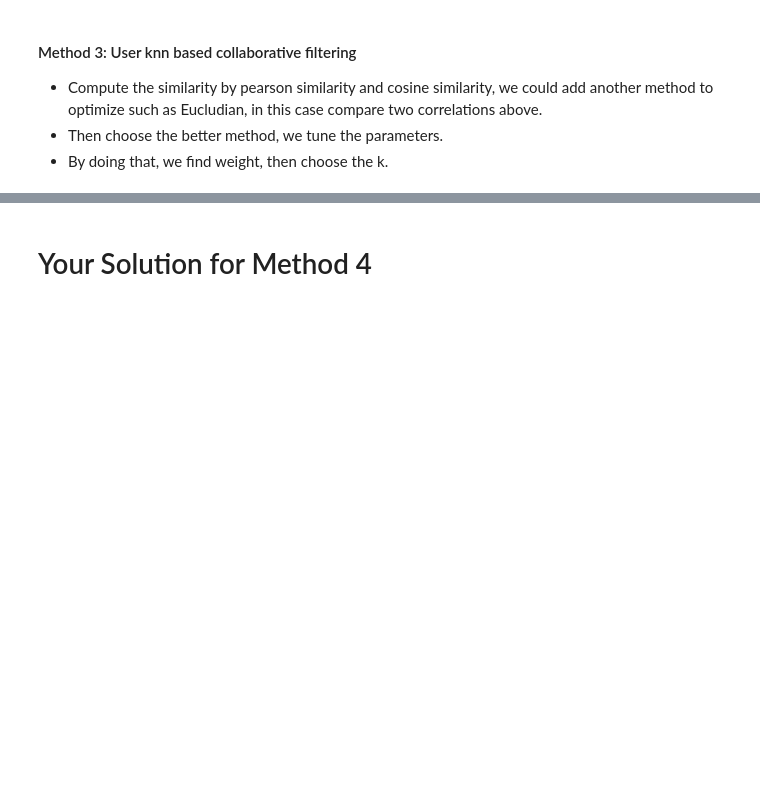
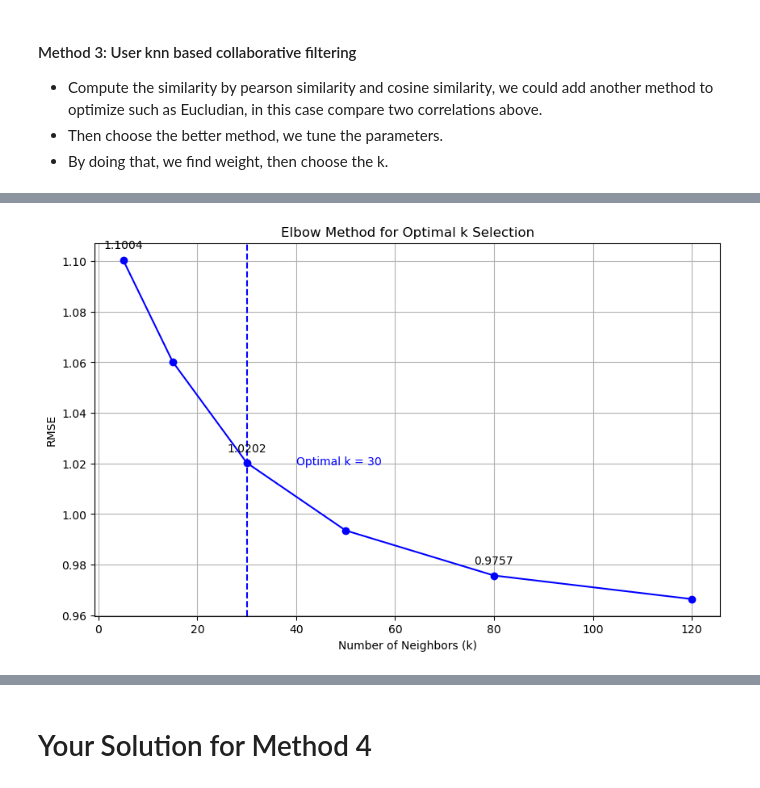
Before and after one commit to HieuTong/collaborative-filtering-movielens, a Jupyter notebook: Assignment3_framework_2025.ipynb, the cells around one changed output, grey strips where cells are left out. Cells and saved outputs as stored; diff of their text form; code cells hidden in the pictures; blank space fills up the shorter version.

```diff
--- a/Assignment3_framework_2025.ipynb
+++ b/Assignment3_framework_2025.ipynb
@@ -324,0 +524,87 @@ results = []
+# %%
+final_sim_matrix = best_sim_function(train_ds, sig_weight=best_sig_weight)
+
+# 2. Now apply elbow method to find the optimal k value
+print("\nRunning elbow method to find optimal k...")
+k_values_extended = [5, 15, 30, 50, 80, 120]
+k_mae_scores = []
+k_rmse_scores = []
+
+for k in k_values_extended:
+    mae, rmse = cross_validate(train_ds, best_sim_function, sig_weight=best_sig_weight, k=k)
+    k_mae_scores.append(mae)
+    k_rmse_scores.append(rmse)
+    print(f"k={k}: MAE={mae:.4f}, RMSE={rmse:.4f}")
+
+# Plot the elbow curve for k
+plt.figure(figsize=(10, 6))
+plt.plot(k_values_extended, k_rmse_scores, 'bo-')
+plt.xlabel('Number of Neighbors (k)')
+plt.ylabel('RMSE')
+plt.title('Elbow Method for Optimal k Selection')
+plt.grid(True)
+
+# Add annotations
+for i, k in enumerate(k_values_extended):
+    if i % 2 == 0:  # Annotate every other point
+        plt.annotate(f'{k_rmse_scores[i]:.4f}',
+                    (k, k_rmse_scores[i]),
+                    textcoords="offset points",
+                    xytext=(0,10),
+                    ha='center')
+
+# Find the elbow point for k
+k_rmse_array = np.array(k_rmse_scores)
+k_deltas = np.diff(k_rmse_array, 2)  # Second derivative
+
+if len(k_deltas) > 0:
+    k_elbow_idx = np.argmax(np.abs(k_deltas)) + 1  # +1 because of the diff
+    optimal_k = k_values_extended[k_elbow_idx]
+    plt.axvline(x=optimal_k, color='b', linestyle='--')
+    plt.text(optimal_k+10, np.mean(k_rmse_scores), f'Optimal k = {optimal_k}', color='b')
+else:
+    # If not enough points for second derivative, use minimum
+    optimal_k = k_values_extended[np.argmin(k_rmse_scores)]
+
+plt.savefig('elbow_method_k_selection.png')
+plt.show()
+
+# Calculate percentage improvements for k
+k_improvements = []
+for i in range(1, len(k_rmse_scores)):
+    improvement = (k_rmse_scores[i-1] - k_rmse_scores[i]) / k_rmse_scores[i-1] * 100
+    k_improvements.append(improvement)
+
+print("\nPercentage improvements in RMSE for k values:")
+for i, imp in enumerate(k_improvements):
+    print(f"From k={k_values_extended[i]} to k={k_values_extended[i+1]}: {imp:.2f}%")
+
+# Find where improvements become marginal (e.g., less than 0.1%)
+marginal_idx = next((i for i, imp in enumerate(k_improvements) if abs(imp) < 0.1), len(k_improvements)-1)
+best_k_marginal = k_values_extended[marginal_idx+1]
+print(f"\nBased on marginal improvements (<0.1%), best k = {best_k_marginal}")
+print(f"Based on elbow method (maximum curvature), best k = {optimal_k}")
+
+# Choose the optimal k based on elbow detection
+best_k = optimal_k
+print(f"\nSelected best k = {best_k}")
+
+# Generate final predictions with optimal parameters
+print("\nFinal optimal parameters:")
+print(f"Similarity method: {best_sim_method}")
+print(f"Significance weight: {best_sig_weight}")
+print(f"Number of neighbors (k): {best_k}")
+
+# Re-compute final similarity matrix with optimal parameters (just to be sure)
+final_sim_matrix = best_sim_function(train_ds, sig_weight=best_sig_weight)
+
+# Generate predictions on the test set using optimal parameters
+final_predictions = predict_ratings(train_ds, final_sim_matrix, test_ds, k=best_k)
+
+# Evaluate final performance
+MAE_solution3, RMSE_solution3 = evaluate(test_ds, final_predictions)
+
+print(f"\nFinal Method 3 performance with optimal parameters:")
+print(f"MAE: {MAE_solution3:.4f}")
+print(f"RMSE: {RMSE_solution3:.4f}")
+# %% [output]
@@ -324,0 +618 @@ results = []
+[figure, added]
```
Also changed, not shown: parts of 30 cells of this notebook, 2 other files.
